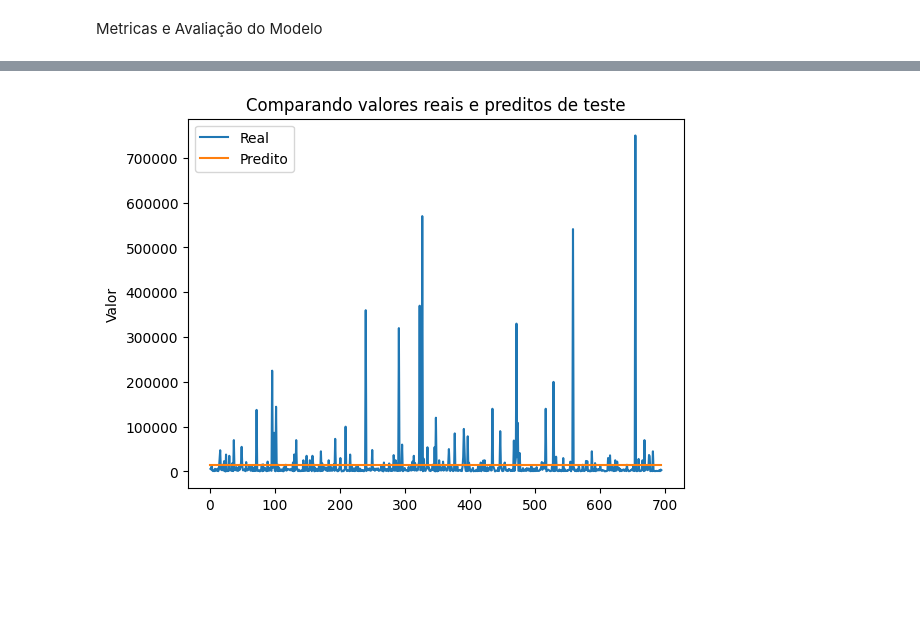
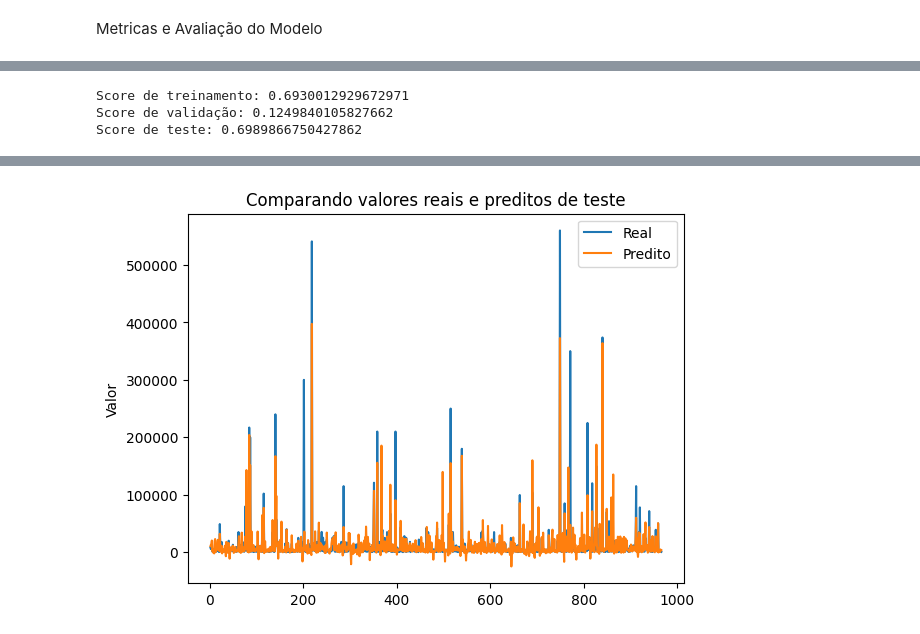
Before and after one commit to JanotLucas/Projeto-Integrador-I, a Jupyter notebook: precificador.ipynb, the cells around one changed output, grey strips where cells are left out. Drawn from its saved outputs; the diff is of its cells as text; code cells hidden in the pictures; blank space fills up the shorter version.

```diff
--- a/precificador.ipynb
+++ b/precificador.ipynb
@@ -111,0 +159,9 @@ df = df.drop(columns=['iptu', 'condominio'])
+# %%
+# Calculando a mediana por tipo e região
+mediana_por_tipo_regiao = df.groupby(['tipo', 'regiao'])['condominio'].transform('median')
+
+# Preenchendo os valores nulos de condomínio com as medianas calculadas
+df['condominio'] = df['condominio'].fillna(mediana_por_tipo_regiao)
+
+# Verificando se não há mais valores nulos em condomínio
+print("Quantidade de valores nulos em condomínio após o preenchimento:", df['condominio'].isnull().sum())
@@ -111,0 +195,3 @@ df = df.drop(columns=['iptu', 'condominio'])
+# %%
+# Removendo linhas com valores nulos em 'iptu' e 'condominio'
+df.dropna(subset=['iptu', 'condominio'], inplace=True)
@@ -696,20 +886,23 @@ df_aluguel = df_aluguel.drop(columns=['regiao', 'tipo'])
 X_regressao = df_aluguel.drop('Valor', axis = 1)
 y_regressao = df_aluguel[['Valor']]
 
-# Separar X e y em treinamento (80%), validação (10%) e teste (10%)
-X_train_regressao, X_temp, y_train_regressao, y_temp = train_test_split(X_regressao, y_regressao, test_size=0.2, random_state=42)
+# Separar X e y em treinamento (70%), validação (15%) e teste (15%)
+X_train_regressao, X_temp, y_train_regressao, y_temp = train_test_split(X_regressao, y_regressao, test_size=0.3, random_state=42)
 X_val_regressao, X_test_regressao, y_val_regressao, y_test_regressao = train_test_split(X_temp, y_temp, test_size=0.5, random_state=42)
 
 # Normalizar X e y
 scaler_X_regressao = MinMaxScaler()
 X_regressao = scaler_X_regressao.fit_transform(X_regressao)
 
+
 X_train_regressao = scaler_X_regressao.transform(X_train_regressao)
 X_val_regressao = scaler_X_regressao.transform(X_val_regressao)
 X_test_regressao = scaler_X_regressao.transform(X_test_regressao)
 
+
 scaler_y_regressao = MinMaxScaler()
 y_regressao = scaler_y_regressao.fit_transform(y_regressao)
+
 
 y_train_regressao = scaler_y_regressao.transform(y_train_regressao)
 y_val_regressao = scaler_y_regressao.transform(y_val_regressao)
@@ -780,0 +924,4 @@ plot_loss(history)
+# %%
+# Criando e treinando o modelo de regressão linear múltipla
+model = LinearRegression()
+model.fit(X_regressao, y_regressao)
@@ -831,5 +993,18 @@ Adjusted R2 = -3.1
+# %%
+# Avaliando o modelo
+train_score = model.score(X_train_regressao, y_train_regressao)
+val_score = model.score(X_val_regressao, y_val_regressao)
+test_score = model.score(X_test_regressao, y_test_regressao)
+
+print("Score de treinamento:", train_score)
+print("Score de validação:", val_score)
+print("Score de teste:", test_score)
+# %% [output]
+Score de treinamento: 0.6930012929672971
+Score de validação: 0.1249840105827662
+Score de teste: 0.6989866750427862
 # %%
-predict = model_regressao.predict(X_test_regressao)
+predict = model.predict(X_test_regressao)
 
 # Desnormaliza o y_test na variável y_desnormalizado
 y_test_regressao_desnormalizado = scaler_y_regressao.inverse_transform(y_test_regressao)
@@ -854 +1028 @@ plt.show()
-[figure, old version]
+[figure, new version]
```
Also changed, not shown: parts of 65 cells of this notebook.
